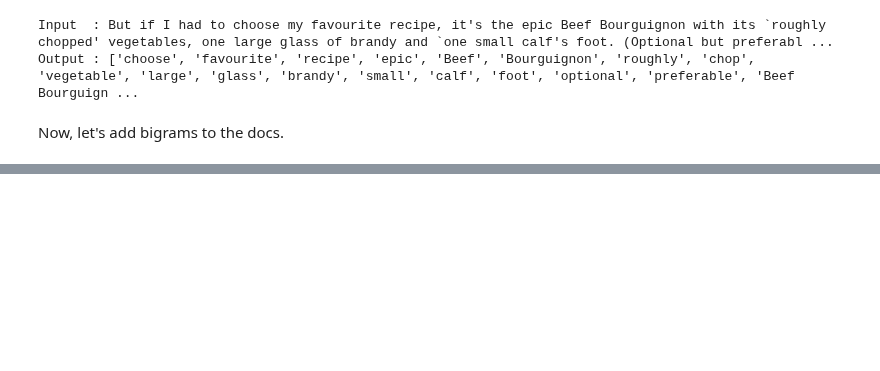
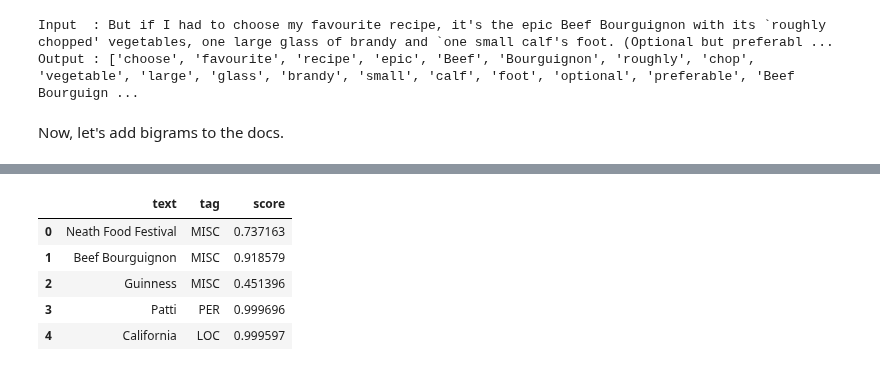
Before and after one commit to epfl-ada/ada-2021-project-nameerror, a Jupyter notebook: notebooks/Related_topics.ipynb, the cells around one changed output, grey strips where cells are left out. Drawn from its saved outputs; the diff is of its cells as text; code cells hidden in the pictures; blank space fills up the shorter version.

```diff
--- a/notebooks/Related_topics.ipynb
+++ b/notebooks/Related_topics.ipynb
@@ -173,0 +216,4 @@ We can identify several topics, such as animal protection, diets, community rela
+# %%
+# Load NER
+tagger = SequenceTagger.load('ner')
+splitter = SegtokSentenceSplitter()
@@ -173,0 +227,19 @@ We can identify several topics, such as animal protection, diets, community rela
+# %%
+full_text = '\n'.join(df['quotation'])
+sentences = splitter.split(full_text)
+tagger.predict(sentences)
+# %%
+spans = [el for sublist in list(map(lambda s: s.get_spans('ner'), sentences)) for el in sublist]
+spans_df = pd.DataFrame([{
+    'text': s.text,
+    'tag': s.tag,
+    'score': s.score
+} for s in spans])
+spans_df.head()
+# %% [output]
+|  | text | tag | score |
+| 0 | Neath Food Festival | MISC | 0.737163 |
+| 1 | Beef Bourguignon | MISC | 0.918579 |
+| 2 | Guinness | MISC | 0.451396 |
+| 3 | Patti | PER | 0.999696 |
+| 4 | California | LOC | 0.999597 |
```
Also changed, not shown: parts of 25 cells of this notebook.
